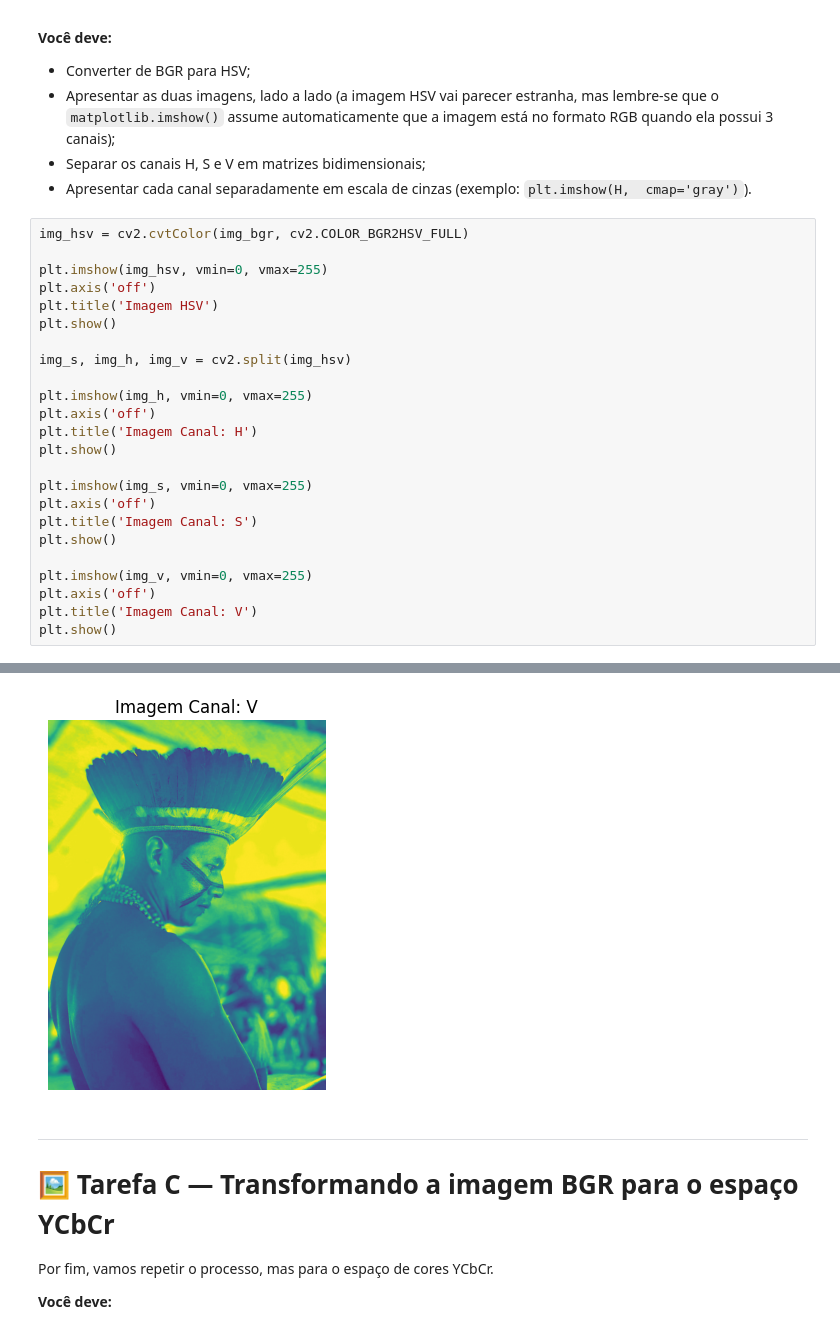
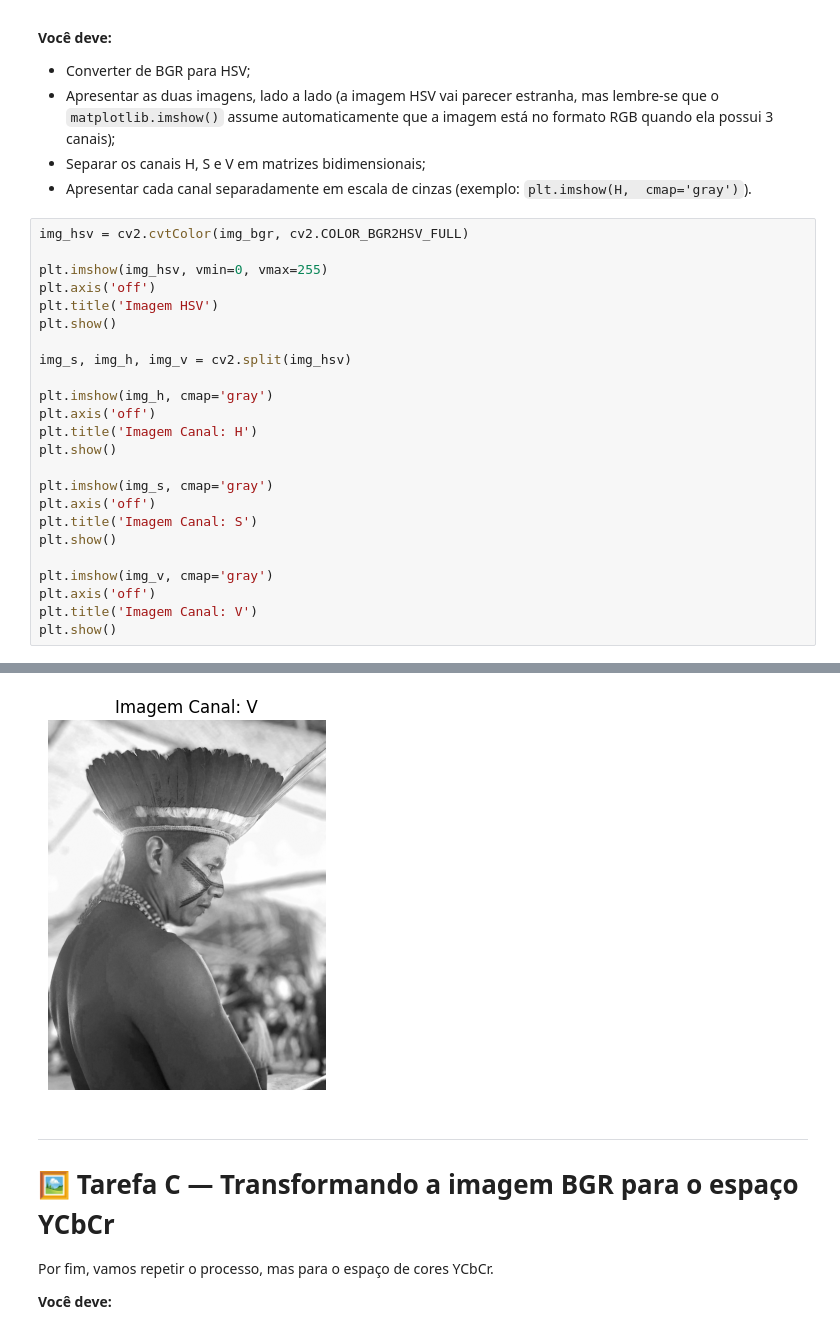
Before and after one commit to ravilon/ufpel-pdi, a Jupyter notebook: LAB7_Imagens_Coloridas.ipynb, the cells around one changed output, grey strips where cells are left out. Drawn from its saved outputs; the diff is of its cells as text.

```diff
--- a/LAB7_Imagens_Coloridas.ipynb
+++ b/LAB7_Imagens_Coloridas.ipynb
@@ -133,17 +133,17 @@ plt.show()
 
 img_s, img_h, img_v = cv2.split(img_hsv)
 
-plt.imshow(img_h, vmin=0, vmax=255)
+plt.imshow(img_h, cmap='gray')
 plt.axis('off')
 plt.title('Imagem Canal: H')
 plt.show()
 
-plt.imshow(img_s, vmin=0, vmax=255)
+plt.imshow(img_s, cmap='gray')
 plt.axis('off')
 plt.title('Imagem Canal: S')
 plt.show()
 
-plt.imshow(img_v, vmin=0, vmax=255)
+plt.imshow(img_v, cmap='gray')
 plt.axis('off')
 plt.title('Imagem Canal: V')
 plt.show()
@@ -154,4 +154,4 @@ plt.show()
-[figure, old version]
+[figure, new version]
 # %% [markdown]
 ---
 # 🖼️ Tarefa C — Transformando a imagem BGR para o espaço YCbCr
```
Also changed, not shown: parts of 1 cell of this notebook.
